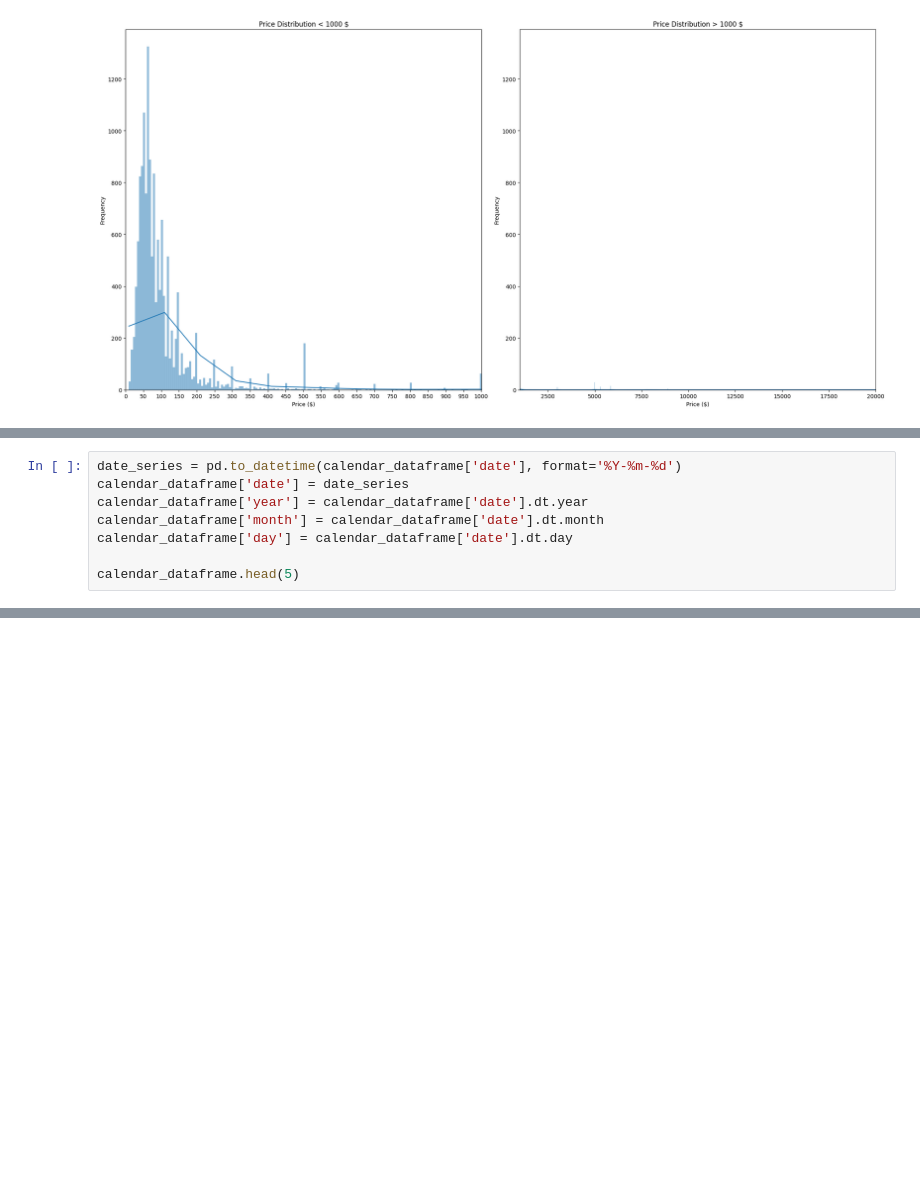
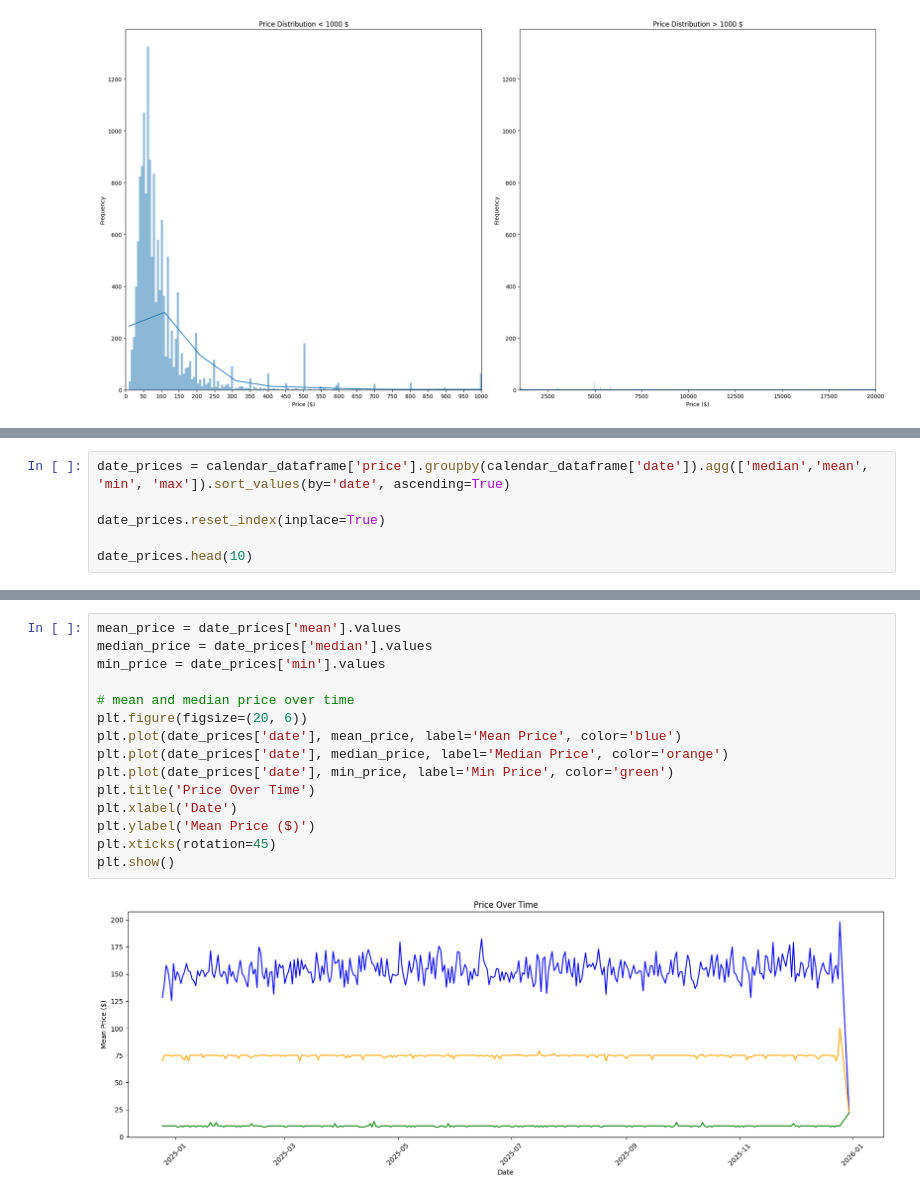
Before and after one commit to psiku/IUM-long-stay-insights, a Jupyter notebook: notebooks/data_v1_preprocessing.ipynb, the cells around one changed output, grey strips where cells are left out. Drawn from its saved outputs; the diff is of its cells as text; blank space fills up the shorter version.

```diff
--- a/notebooks/data_v1_preprocessing.ipynb
+++ b/notebooks/data_v1_preprocessing.ipynb
@@ -297,8 +282,0 @@ Name: date, Length: 1603286, dtype: object
-# %%
-date_series = pd.to_datetime(calendar_dataframe['date'], format='%Y-%m-%d')
-calendar_dataframe['date'] = date_series
-calendar_dataframe['year'] = calendar_dataframe['date'].dt.year
-calendar_dataframe['month'] = calendar_dataframe['date'].dt.month
-calendar_dataframe['day'] = calendar_dataframe['date'].dt.day
-
-calendar_dataframe.head(5)
@@ -311,0 +299,6 @@ calendar_dataframe.head(5)
+# %%
+date_prices = calendar_dataframe['price'].groupby(calendar_dataframe['date']).agg(['median','mean', 'min', 'max']).sort_values(by='date', ascending=True)
+
+date_prices.reset_index(inplace=True)
+
+date_prices.head(10)
@@ -311,0 +317,17 @@ calendar_dataframe.head(5)
+# %%
+mean_price = date_prices['mean'].values
+median_price = date_prices['median'].values
+min_price = date_prices['min'].values
+
+# mean and median price over time
+plt.figure(figsize=(20, 6))
+plt.plot(date_prices['date'], mean_price, label='Mean Price', color='blue')
+plt.plot(date_prices['date'], median_price, label='Median Price', color='orange')
+plt.plot(date_prices['date'], min_price, label='Min Price', color='green')
+plt.title('Price Over Time')
+plt.xlabel('Date')
+plt.ylabel('Mean Price ($)')
+plt.xticks(rotation=45)
+plt.show()
+# %% [output]
+[figure, added]
```
Also changed, not shown: parts of 57 cells of this notebook, 2 other files.
